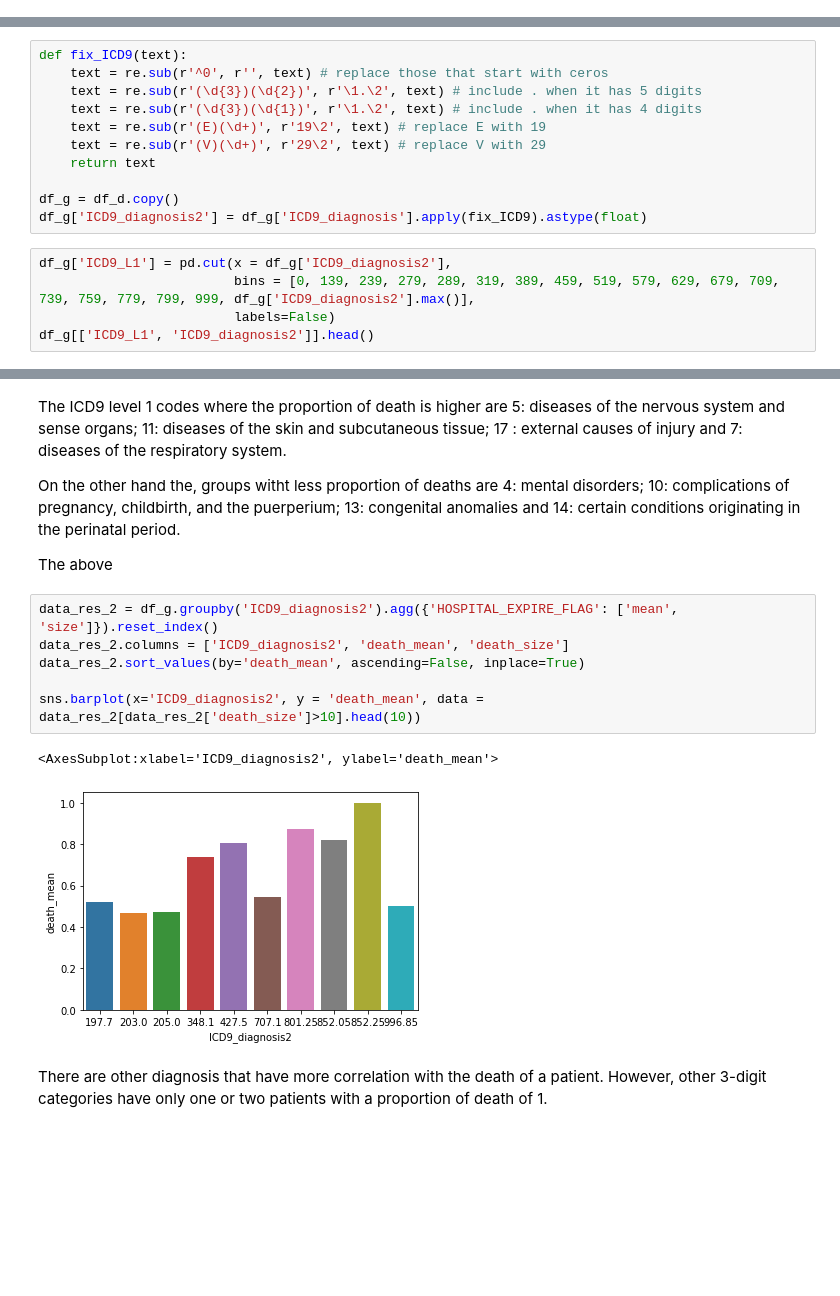
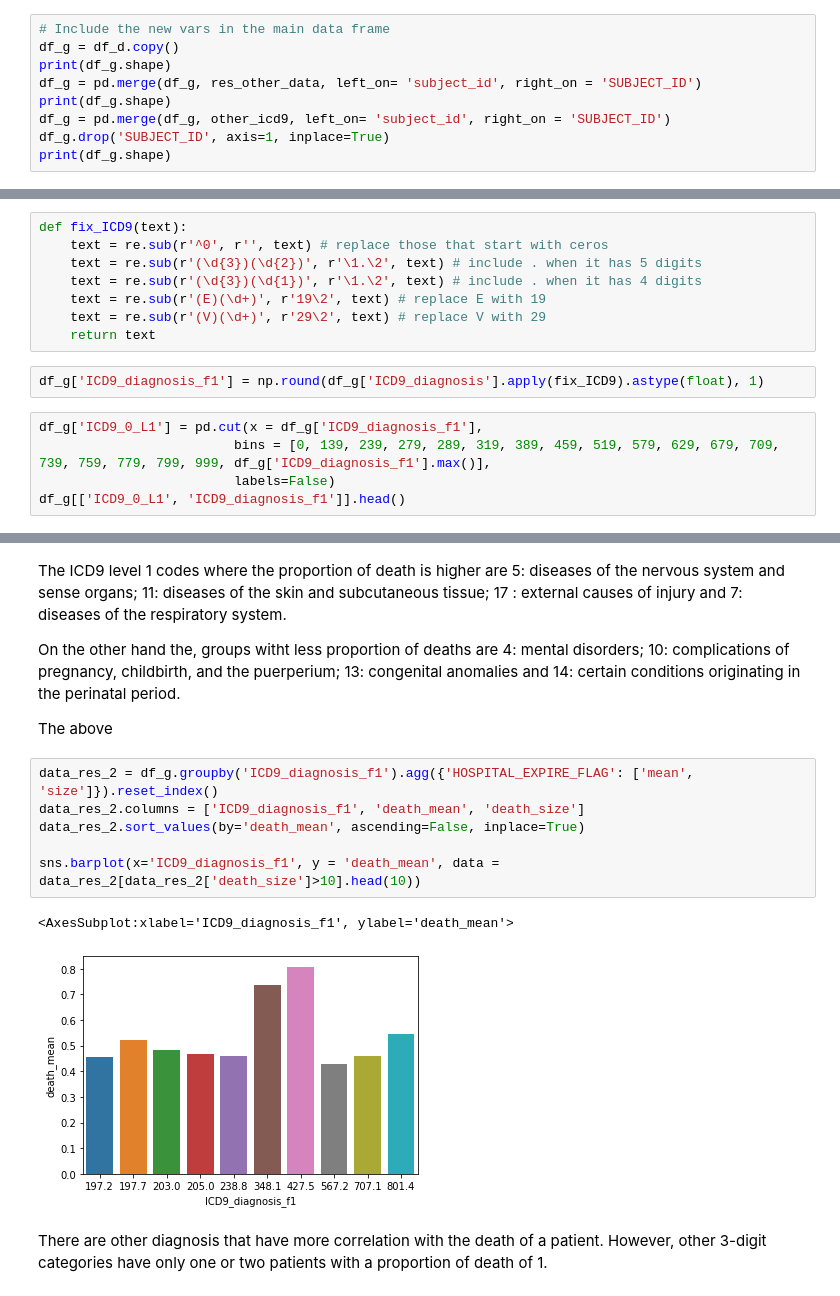
Before and after one commit to andresvBSE/BSE-CML2-P12, a Jupyter notebook: Data_preparation.ipynb, the cells around one changed output, grey strips where cells are left out. Cells and saved outputs as stored; diff of their text form; blank space fills up the shorter version.

Commit message:
improving the data processing

```diff
--- a/Data_preparation.ipynb
+++ b/Data_preparation.ipynb
@@ -187,0 +311,9 @@ The distribution of the features is similar in both test and train data
+# %%
+# Include the new vars in the main data frame
+df_g = df_d.copy()
+print(df_g.shape)
+df_g = pd.merge(df_g, res_other_data, left_on= 'subject_id', right_on = 'SUBJECT_ID')
+print(df_g.shape)
+df_g = pd.merge(df_g, other_icd9, left_on= 'subject_id', right_on = 'SUBJECT_ID')
+df_g.drop('SUBJECT_ID', axis=1, inplace=True)
+print(df_g.shape)
@@ -199,12 +343,11 @@ def fix_ICD9(text):
     text = re.sub(r'(E)(\d+)', r'19\2', text) # replace E with 19
     text = re.sub(r'(V)(\d+)', r'29\2', text) # replace V with 29
     return text
-
-df_g = df_d.copy()
-df_g['ICD9_diagnosis2'] = df_g['ICD9_diagnosis'].apply(fix_ICD9).astype(float)
+# %%
+df_g['ICD9_diagnosis_f1'] = np.round(df_g['ICD9_diagnosis'].apply(fix_ICD9).astype(float), 1)
 # %%
-df_g['ICD9_L1'] = pd.cut(x = df_g['ICD9_diagnosis2'],
-                         bins = [0, 139, 239, 279, 289, 319, 389, 459, 519, 579, 629, 679, 709, 739, 759, 779, 799, 999, df_g['ICD9_diagnosis2'].max()],
+df_g['ICD9_0_L1'] = pd.cut(x = df_g['ICD9_diagnosis_f1'],
+                         bins = [0, 139, 239, 279, 289, 319, 389, 459, 519, 579, 629, 679, 709, 739, 759, 779, 799, 999, df_g['ICD9_diagnosis_f1'].max()],
                          labels=False)
-df_g[['ICD9_L1', 'ICD9_diagnosis2']].head()
+df_g[['ICD9_0_L1', 'ICD9_diagnosis_f1']].head()
 # %% [output]
@@ -227,13 +370,13 @@ On the other hand the, groups witht less proportion of deaths are 4: mental diso
 
 The above
 # %%
-data_res_2 = df_g.groupby('ICD9_diagnosis2').agg({'HOSPITAL_EXPIRE_FLAG': ['mean', 'size']}).reset_index()
-data_res_2.columns = ['ICD9_diagnosis2', 'death_mean', 'death_size']
+data_res_2 = df_g.groupby('ICD9_diagnosis_f1').agg({'HOSPITAL_EXPIRE_FLAG': ['mean', 'size']}).reset_index()
+data_res_2.columns = ['ICD9_diagnosis_f1', 'death_mean', 'death_size']
 data_res_2.sort_values(by='death_mean', ascending=False, inplace=True)
 
-sns.barplot(x='ICD9_diagnosis2', y = 'death_mean', data = data_res_2[data_res_2['death_size']>10].head(10))
+sns.barplot(x='ICD9_diagnosis_f1', y = 'death_mean', data = data_res_2[data_res_2['death_size']>10].head(10))
 # %% [output]
-<AxesSubplot:xlabel='ICD9_diagnosis2', ylabel='death_mean'>
+<AxesSubplot:xlabel='ICD9_diagnosis_f1', ylabel='death_mean'>
-[figure, old version]
+[figure, new version]
 # %% [markdown]
 There are other diagnosis that have more correlation with the death of a patient. However, other 3-digit categories have only one or two patients with a proportion of death of 1.
```
Also changed, not shown: parts of 52 cells of this notebook.
